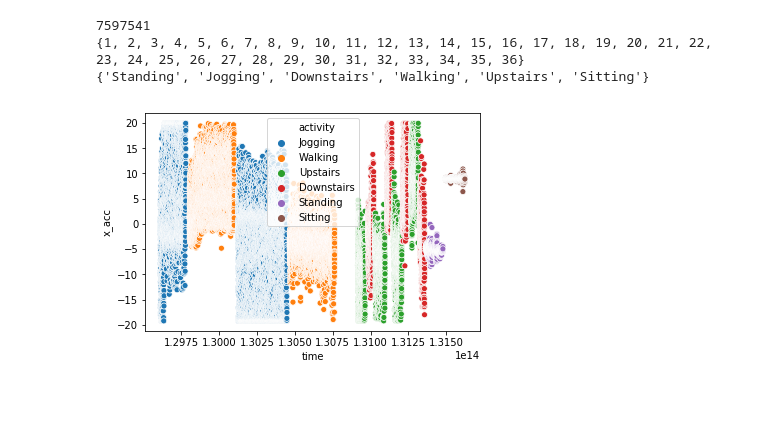
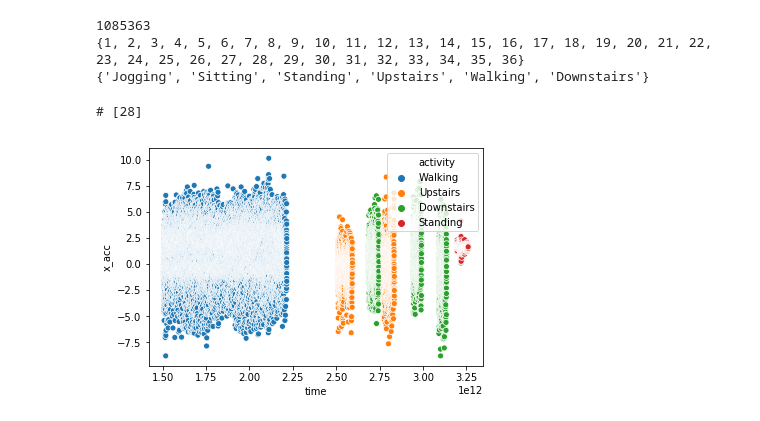
Before and after one commit to norrilsk/str_sht, a Jupyter notebook: Accelerometr.ipynb, the cells around one changed output. Cells and saved outputs as stored; diff of their text form; code cells hidden in the pictures.

Commit message:
more plots

```diff
--- a/Accelerometr.ipynb
+++ b/Accelerometr.ipynb
@@ -7,26 +17,33 @@ import matplotlib.pyplot as plt
 dictionary = {'user':[], 'activity':[], 'time':[], 'x_acc':[],'y_acc':[],'z_acc':[] }
 
 def parse_line( line):
+    user = activity = time = x_acc = y_acc = z_acc = None
     try:
         string = line.strip(';\n').split(',')
-        if int( string[ 2 ]):
-            dictionary['user'].append( int( string[ 0 ]))
-            dictionary['activity'].append( string[ 1 ])
-            dictionary['time'].append( int( string[ 2 ]))
-            dictionary['x_acc'].append( float( string[ 3 ]))
-            dictionary['y_acc'].append( float( string[ 4 ]))
-            dictionary['z_acc'].append( float( string[ 5 ]))
+        user = int( string[ 0 ])
+        activity = string[ 1 ]
+        time = int( string[ 2 ])
+        x_acc = float( string[ 3 ])
+        y_acc = float( string[ 4 ])
+        z_acc = float( string[ 5 ])
     except:
-        print( line)
+        print( 'dropped', line)
+    else:
+        if time and time > 1e-9:
+            dictionary['user'].append(user)
+            dictionary['activity'].append( activity)
+            dictionary['time'].append( time)
+            dictionary['x_acc'].append( x_acc)
+            dictionary['y_acc'].append( y_acc)
+            dictionary['z_acc'].append( z_acc)
 
-with open ('./data/Accel_data/data', "r") as file:
+with open (DATA_PATH, "r") as file:
     for line in file.readlines():
         for sline in line.split(';'):
             if sline.strip():
                 parse_line( sline)
-data = pd.DataFrame(data = dictionary)
-data.sort_values(by = ['user', 'time'])
-data['acc'] = data['x_acc']**2 +data['z_acc']**2 +data['y_acc']**2
+row_data = pd.DataFrame(data = dictionary)
+row_data = row_data.sort_values(by = ['user', 'time'])
 
-data.head()
+row_data.head(10)
 # %% [output]
@@ -39,16 +62,18 @@ data.head()
 # %%
-
-print( data.size)
-users = set(data.user)
-activities = set(data.activity)
+print( row_data.size//len(row_data.columns))
+users = set(row_data.user)
+activities = set(row_data.activity)
 print(users)
 print(activities)
 # %% [output]
-7597541
+1085363
 {1, 2, 3, 4, 5, 6, 7, 8, 9, 10, 11, 12, 13, 14, 15, 16, 17, 18, 19, 20, 21, 22, 23, 24, 25, 26, 27, 28, 29, 30, 31, 32, 33, 34, 35, 36}
-{'Standing', 'Jogging', 'Downstairs', 'Walking', 'Upstairs', 'Sitting'}
+{'Jogging', 'Sitting', 'Standing', 'Upstairs', 'Walking', 'Downstairs'}
 # %%
-sns.scatterplot(x="time", y="x_acc", hue="activity",data=data[data.user == 19])
+user = random.sample(users, 1)
+sns.scatterplot(x="time", y="x_acc", hue="activity",data=row_data[row_data.user == user])
+print('#', user)
 plt.show()
 # %% [output]
+# [28]
-[figure, old version]
+[figure, new version]
```
Also changed, not shown: parts of 10 cells of this notebook.
